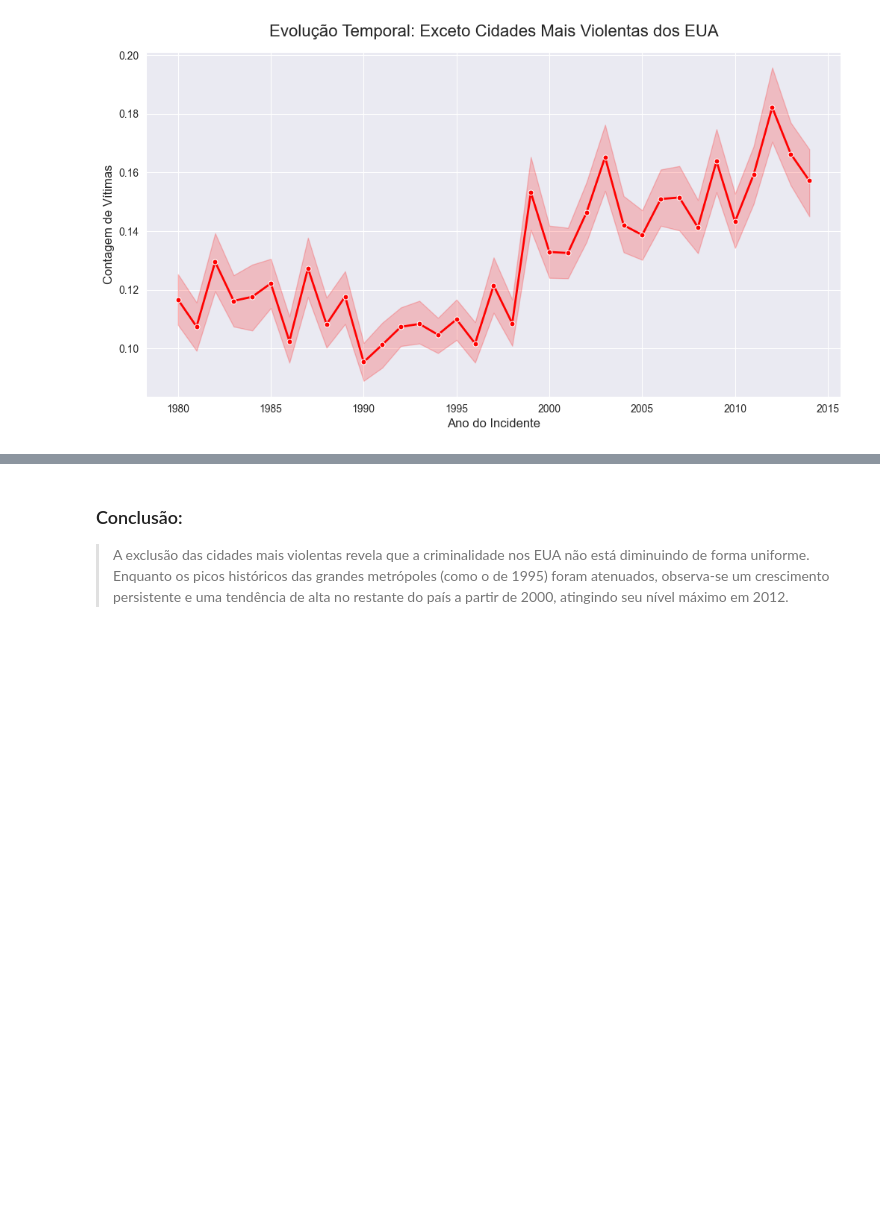
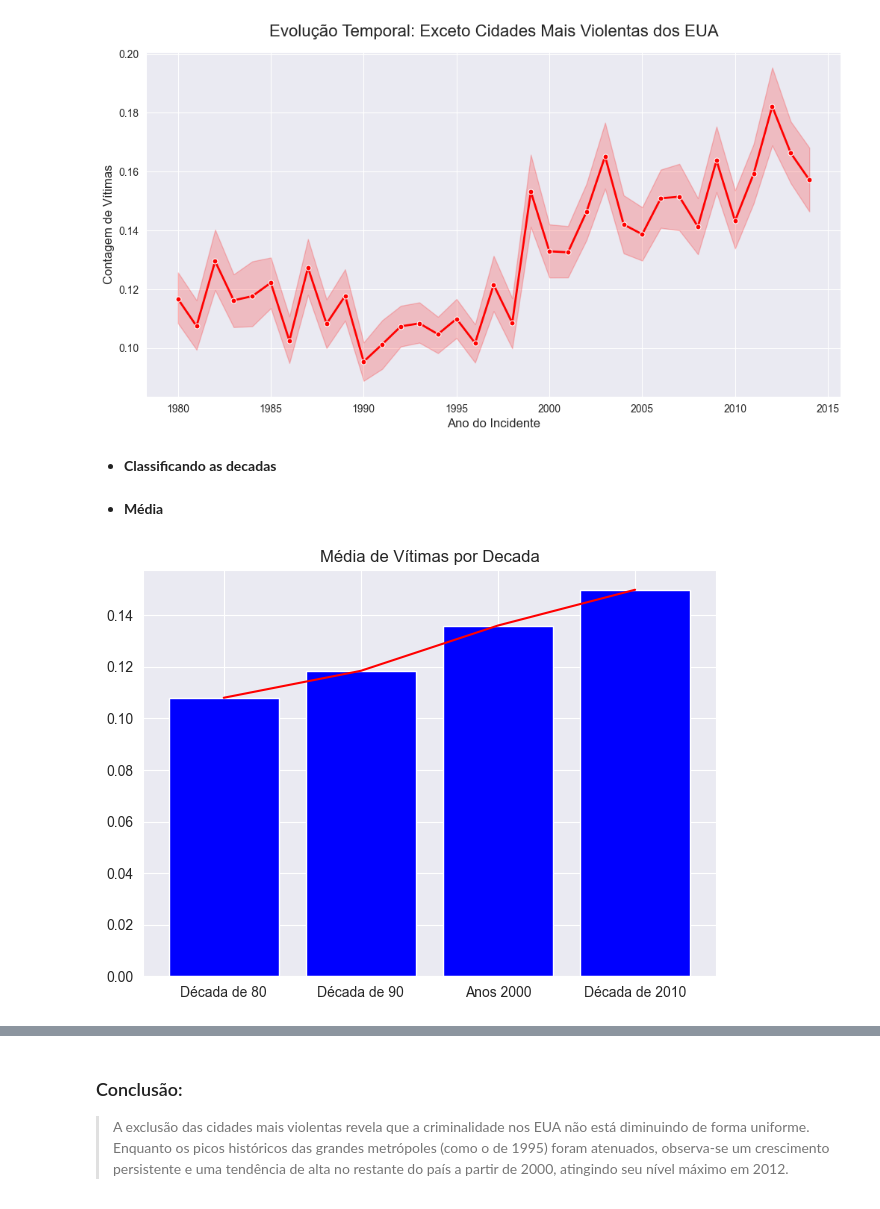
Before and after one commit to Samuelsilvestre/CrimeUSA, a Jupyter notebook: DataAnalytics.ipynb, the cells around one changed output, grey strips where cells are left out. Drawn from its saved outputs; the diff is of its cells as text; code cells hidden in the pictures; blank space fills up the shorter version.

```diff
--- a/DataAnalytics.ipynb
+++ b/DataAnalytics.ipynb
@@ -686,3 +721,24 @@ plt.savefig('./image/linha_tempo_sem_cidades_violentas_eua.png', dpi=300)
 plt.show()
 # %% [output]
 [figure]
+# %% [markdown]
+- **Classificando as decadas**
+# %%
+bins = [1980, 1990, 2000, 2010, 2020]
+labels = ['Década de 80', 'Década de 90', 'Anos 2000', 'Década de 2010']
+df['Decada'] =  pd.cut(df['Ano'], bins=bins, labels=labels, right=False)
+# %%
+size_mean = df.groupby('Decada')['Contagem_Vitimas'].mean()
+size_sum = df.groupby('Decada')['Contagem_Vitimas'].sum()
+# %% [markdown]
+- **Média**
+# %%
+plt.Figure(figsize=(18,12))
+plt.plot(size_mean.index, size_mean.values, color='red')
+plt.bar(size_mean.index, size_mean.values, color='blue')
+plt.title('Média de Vítimas por Decada')
+plt.tight_layout()
+plt.savefig('./image/media_decada.png')
+plt.show()
+# %% [output]
+[figure, added]
```
Also changed, not shown: parts of 8 cells of this notebook, 6 other files.
